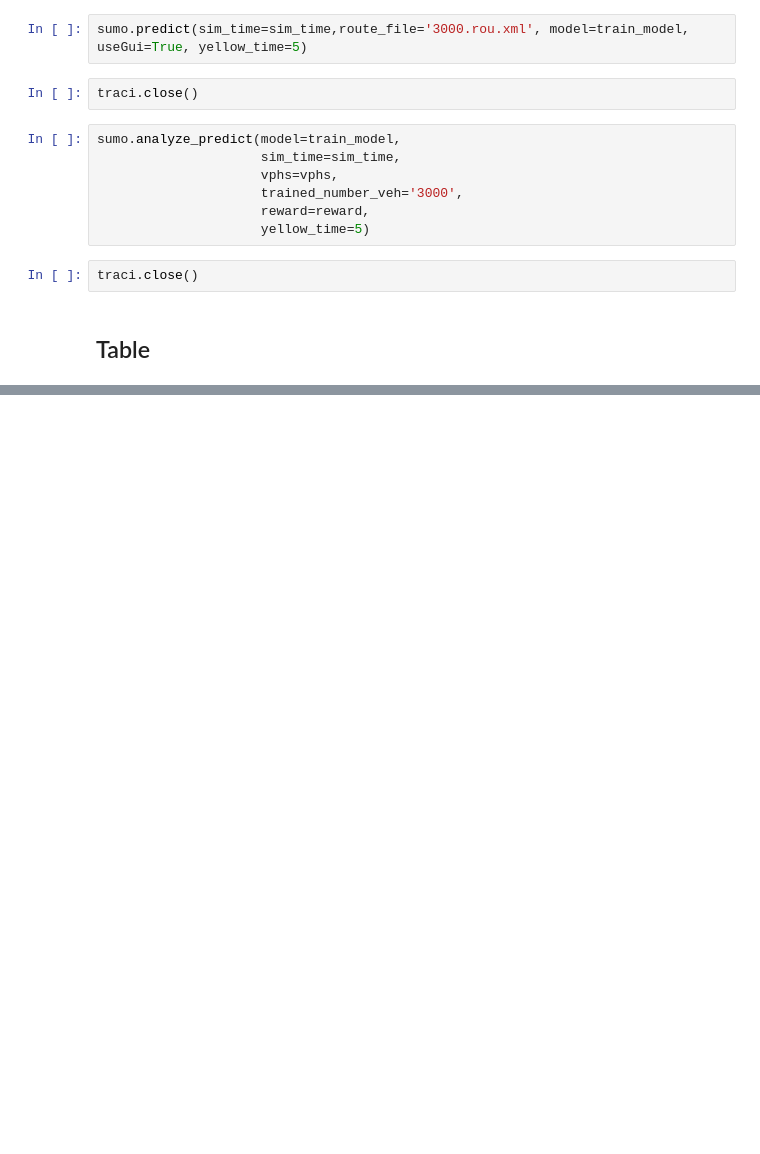
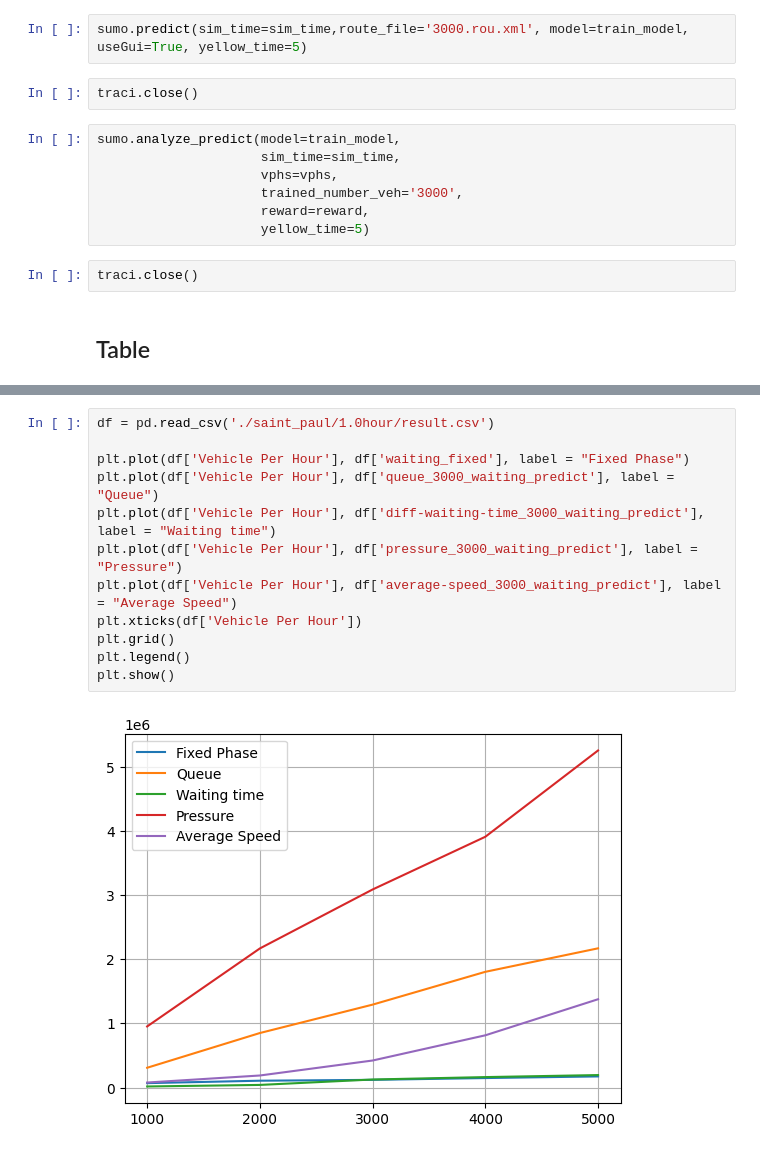
Before and after one commit to giftnichakul/deeprl-traffic-control, a Jupyter notebook: main.ipynb, the cells around one changed output, grey strips where cells are left out. Saved outputs shown, nothing was run; the diff lists cells and outputs as text; blank space fills up the shorter version.

Commit message:
Add the result (#1)

```diff
--- a/main.ipynb
+++ b/main.ipynb
@@ -145,0 +147,14 @@ plt.show()
+# %%
+df = pd.read_csv('./saint_paul/1.0hour/result.csv')
+
+plt.plot(df['Vehicle Per Hour'], df['waiting_fixed'], label = "Fixed Phase")
+plt.plot(df['Vehicle Per Hour'], df['queue_3000_waiting_predict'], label = "Queue")
+plt.plot(df['Vehicle Per Hour'], df['diff-waiting-time_3000_waiting_predict'], label = "Waiting time")
+plt.plot(df['Vehicle Per Hour'], df['pressure_3000_waiting_predict'], label = "Pressure")
+plt.plot(df['Vehicle Per Hour'], df['average-speed_3000_waiting_predict'], label = "Average Speed")
+plt.xticks(df['Vehicle Per Hour'])
+plt.grid()
+plt.legend()
+plt.show()
+# %% [output]
+[figure, added]
```
Also changed, not shown: parts of 9 cells of this notebook, 8 other files.
